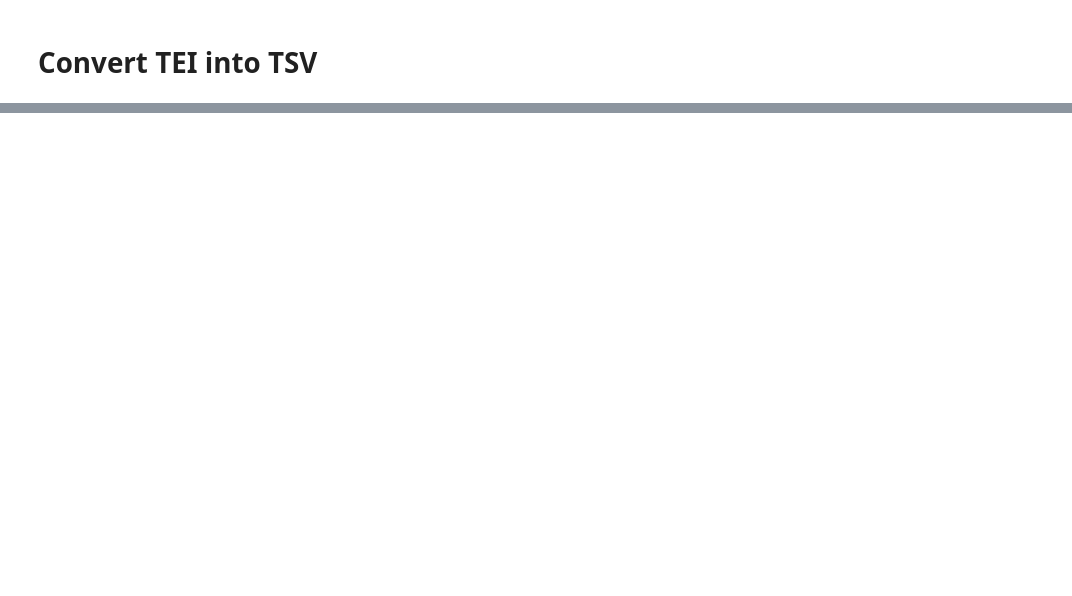
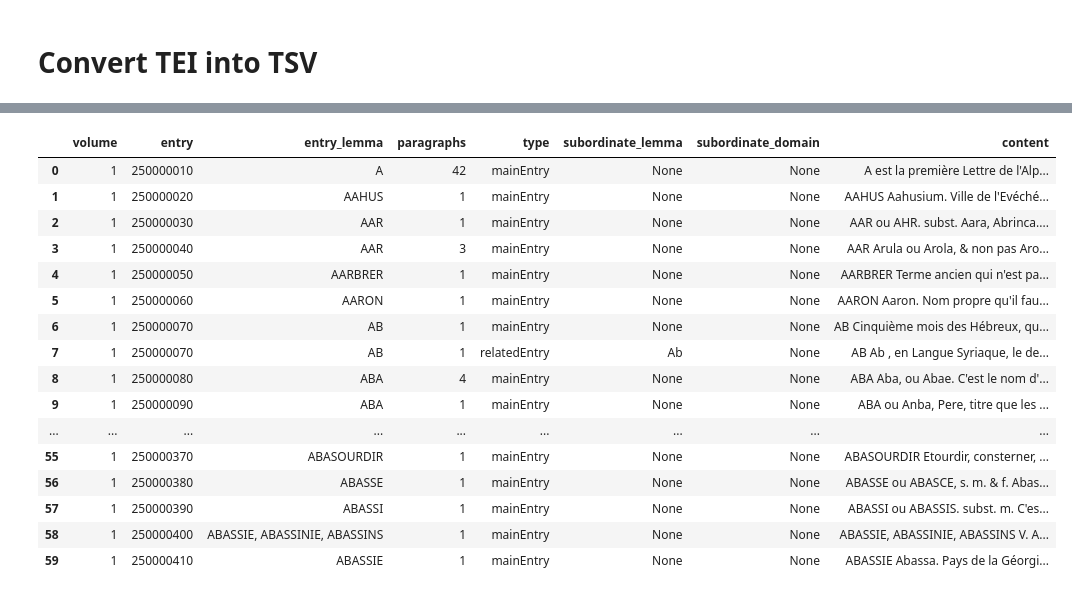
Before and after one commit to ludovicmoncla/trevoux, a Jupyter notebook: 1743_Le_Robert/3.TEI_to_TSV.ipynb, the cells around one changed output, grey strips where cells are left out. Saved outputs shown, nothing was run; the diff lists cells and outputs as text; code cells hidden in the pictures; blank space fills up the shorter version.

```diff
--- a/1743_Le_Robert/3.TEI_to_TSV.ipynb
+++ b/1743_Le_Robert/3.TEI_to_TSV.ipynb
@@ -94,3 +140,23 @@ TR6.tei
+# %%
+df.head(60)
+# %% [output]
+|  | volume | entry | entry_lemma | paragraphs | type | subordinate_lemma | subordinate_domain | content |
+| 0 | 1 | 250000010 | A | 42 | mainEntry | None | None | A est la première Lettre de l'Alp... |
+| 1 | 1 | 250000020 | AAHUS | 1 | mainEntry | None | None | AAHUS Aahusium. Ville de l'Evéché... |
+| 2 | 1 | 250000030 | AAR | 1 | mainEntry | None | None | AAR ou AHR. subst. Aara, Abrinca.... |
+| 3 | 1 | 250000040 | AAR | 3 | mainEntry | None | None | AAR Arula ou Arola, & non pas Aro... |
+| 4 | 1 | 250000050 | AARBRER | 1 | mainEntry | None | None | AARBRER Terme ancien qui n'est pa... |
+| 5 | 1 | 250000060 | AARON | 1 | mainEntry | None | None | AARON Aaron. Nom propre qu'il fau... |
+| 6 | 1 | 250000070 | AB | 1 | mainEntry | None | None | AB Cinquième mois des Hébreux, qu... |
+| 7 | 1 | 250000070 | AB | 1 | relatedEntry | Ab | None | AB Ab , en Langue Syriaque, le de... |
+| 8 | 1 | 250000080 | ABA | 4 | mainEntry | None | None | ABA Aba, ou Abae. C'est le nom d'... |
+| 9 | 1 | 250000090 | ABA | 1 | mainEntry | None | None | ABA ou Anba, Pere, titre que les ... |
+| ... | ... | ... | ... | ... | ... | ... | ... | ... |
+| 55 | 1 | 250000370 | ABASOURDIR | 1 | mainEntry | None | None | ABASOURDIR Etourdir, consterner, ... |
+| 56 | 1 | 250000380 | ABASSE | 1 | mainEntry | None | None | ABASSE ou ABASCE, s. m. & f. Abas... |
+| 57 | 1 | 250000390 | ABASSI | 1 | mainEntry | None | None | ABASSI ou ABASSIS. subst. m. C'es... |
+| 58 | 1 | 250000400 | ABASSIE, ABASSINIE, ABASSINS | 1 | mainEntry | None | None | ABASSIE, ABASSINIE, ABASSINS V. A... |
+| 59 | 1 | 250000410 | ABASSIE | 1 | mainEntry | None | None | ABASSIE Abassa. Pays de la Géorgi... |
 # %%
 df.to_csv(os.path.join('..', 'data', '1743_LeRobert', 'Trevoux1743.tsv'), sep='\t', index=False, encoding='utf-8')
 # %%
```
Also changed, not shown: parts of 2 cells of this notebook.
